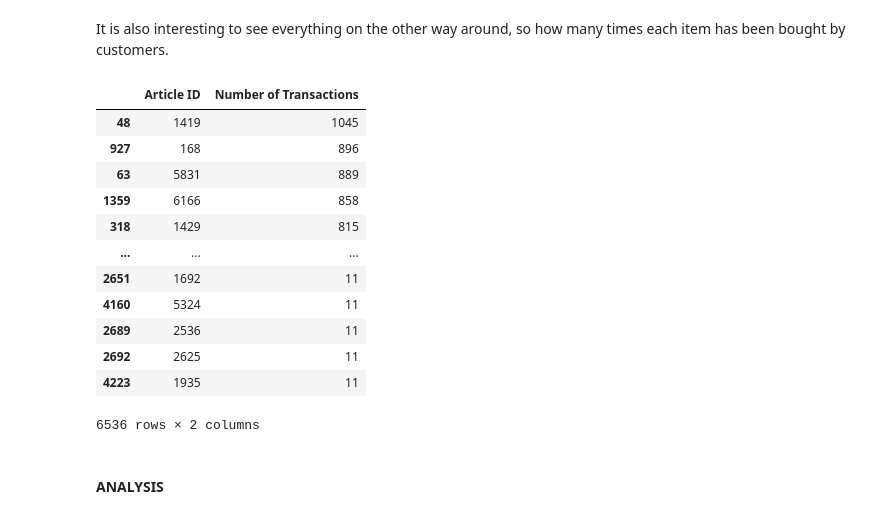
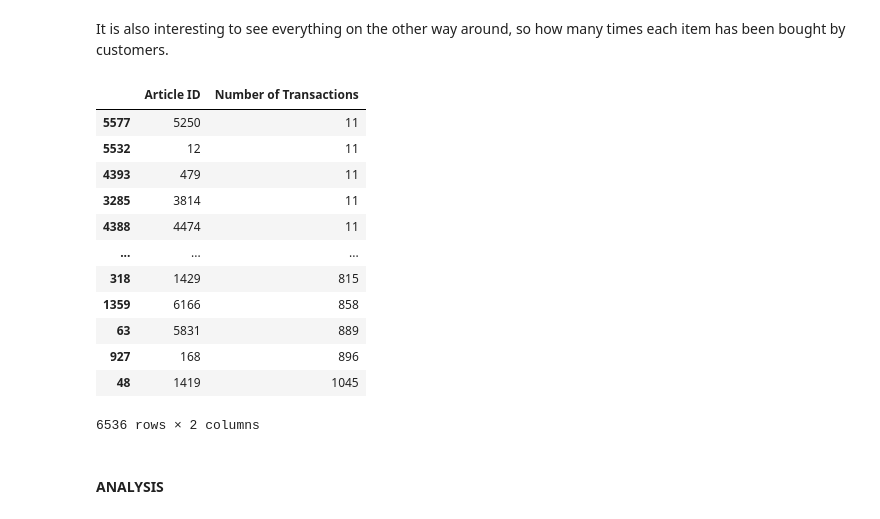
Before and after one commit to alessiabresolin/275601, a Jupyter notebook: project.ipynb, the cells around one changed output. Saved outputs shown, nothing was run; the diff lists cells and outputs as text; code cells hidden in the pictures.

```diff
--- a/project.ipynb
+++ b/project.ipynb
@@ -659,20 +659,20 @@ article_transactions_count = Counter(transactions['article_id'])
 # %%
 article_transactions_count_df = pd.DataFrame([article_transactions_count]).T.reset_index()
 article_transactions_count_df.columns = ['Article ID', 'Number of Transactions']
-article_transactions_count_df.sort_values(by='Number of Transactions', ascending=False)
+article_transactions_count_df.sort_values(by='Number of Transactions', ascending=True)
 # %% [output]
 |  | Article ID | Number of Transactions |
+| 5577 | 5250 | 11 |
+| 5532 | 12 | 11 |
+| 4393 | 479 | 11 |
+| 3285 | 3814 | 11 |
+| 4388 | 4474 | 11 |
+| ... | ... | ... |
+| 318 | 1429 | 815 |
+| 1359 | 6166 | 858 |
+| 63 | 5831 | 889 |
+| 927 | 168 | 896 |
 | 48 | 1419 | 1045 |
-| 927 | 168 | 896 |
-| 63 | 5831 | 889 |
-| 1359 | 6166 | 858 |
-| 318 | 1429 | 815 |
-| ... | ... | ... |
-| 2651 | 1692 | 11 |
-| 4160 | 5324 | 11 |
-| 2689 | 2536 | 11 |
-| 2692 | 2625 | 11 |
-| 4223 | 1935 | 11 |
 6536 rows × 2 columns
 # %% [markdown]
 #### ANALYSIS
```
Also changed, not shown: parts of 17 cells of this notebook.
